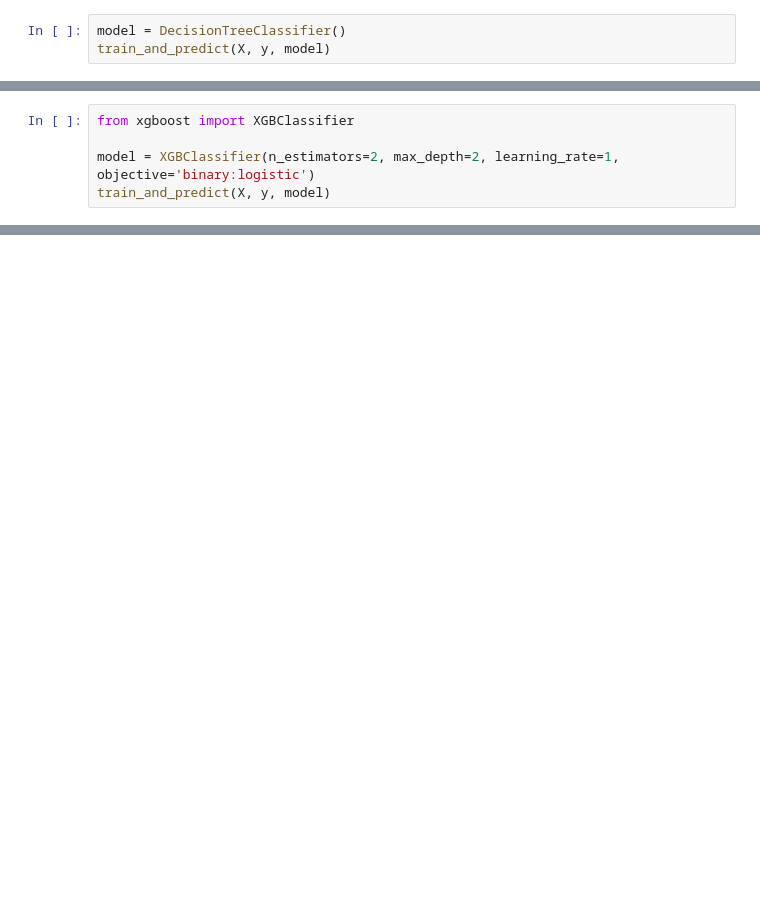
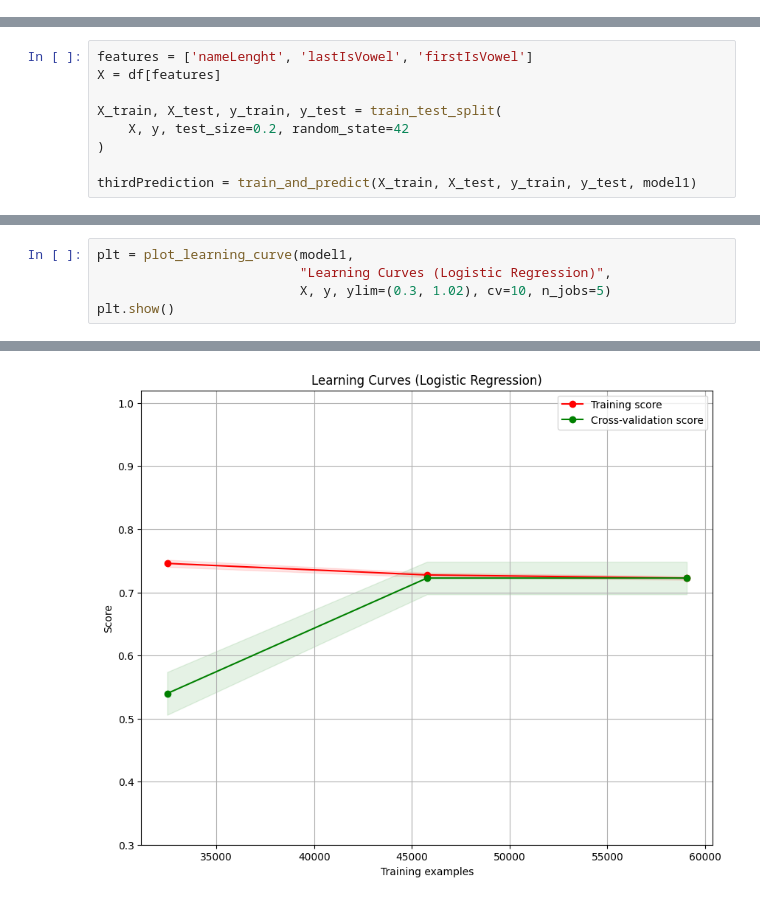
Before and after one commit to marcintubielewicz/python, a Jupyter notebook: machine-learning/basic_prediction/notebooks/names_prediction.ipynb, the cells around one changed output, grey strips where cells are left out. Saved outputs shown, nothing was run; the diff lists cells and outputs as text; blank space fills up the shorter version.

```diff
--- a/machine-learning/basic_prediction/notebooks/names_prediction.ipynb
+++ b/machine-learning/basic_prediction/notebooks/names_prediction.ipynb
@@ -220,3 +199,0 @@ array([1, 1, 1, ..., 0, 0, 1])
-# %%
-model = DecisionTreeClassifier()
-train_and_predict(X, y, model)
@@ -228,5 +199,0 @@ array([1, 1, 1, ..., 0, 0, 1])
-# %%
-from xgboost import XGBClassifier
-
-model = XGBClassifier(n_estimators=2, max_depth=2, learning_rate=1, objective='binary:logistic')
-train_and_predict(X, y, model)
@@ -247,0 +200,9 @@ array([1, 1, 1, ..., 0, 0, 1])
+# %%
+features = ['nameLenght', 'lastIsVowel', 'firstIsVowel']
+X = df[features]
+
+X_train, X_test, y_train, y_test = train_test_split(
+    X, y, test_size=0.2, random_state=42
+)
+
+thirdPrediction = train_and_predict(X_train, X_test, y_train, y_test, model1)
@@ -247,0 +338,6 @@ array([1, 1, 1, ..., 0, 0, 1])
+# %%
+plt = plot_learning_curve(model1,
+                          "Learning Curves (Logistic Regression)",
+                          X, y, ylim=(0.3, 1.02), cv=10, n_jobs=5)
+plt.show()
+# %% [output]
@@ -247,0 +361 @@ array([1, 1, 1, ..., 0, 0, 1])
+[figure, added]
```
Also changed, not shown: parts of 47 cells of this notebook, 14 other files.
